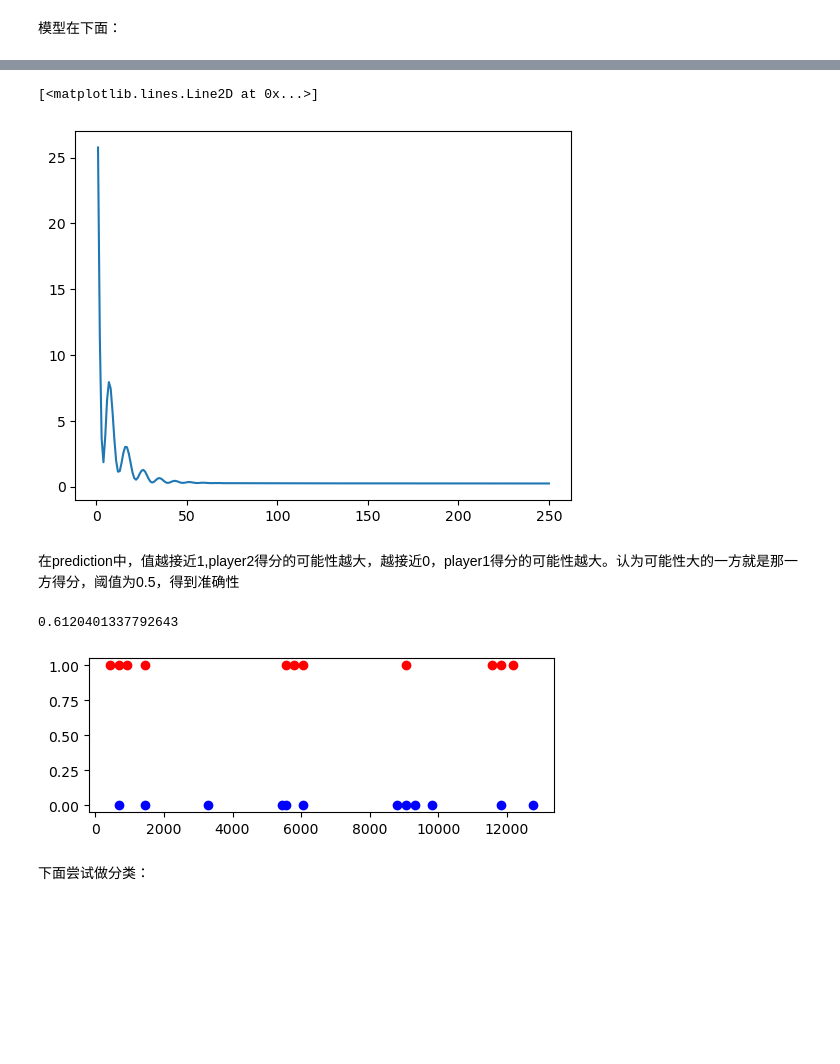
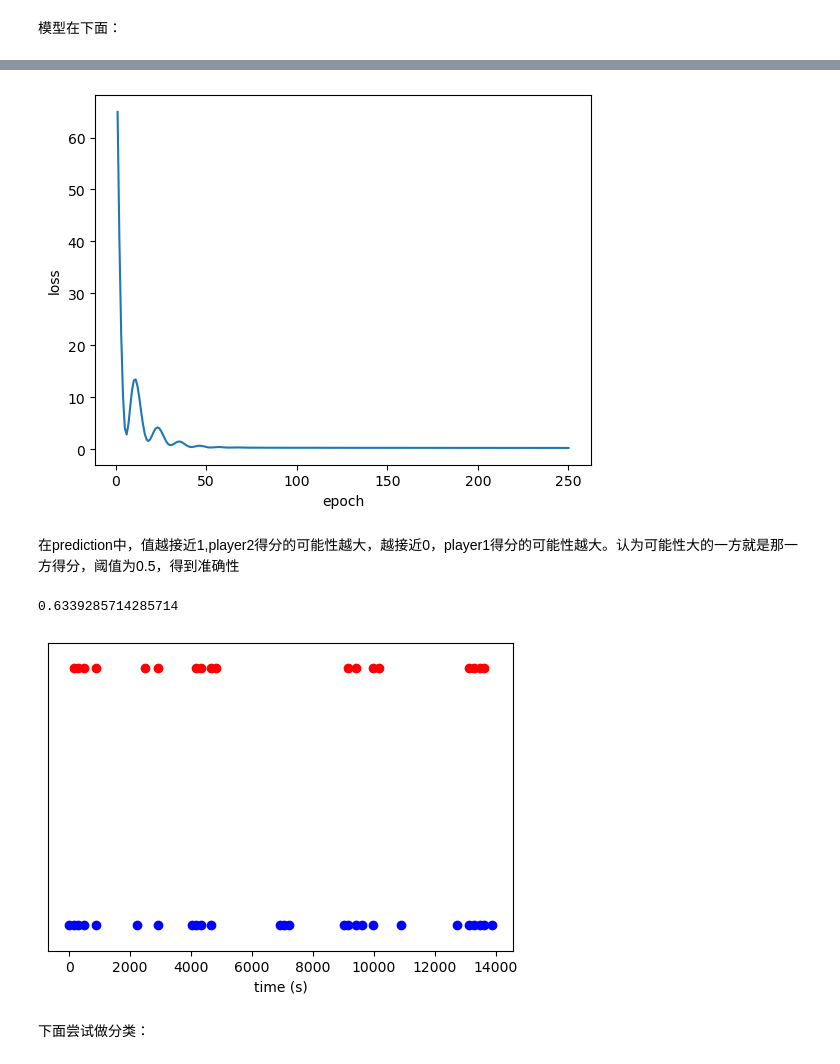
Before and after one commit to Zeauw-cn/mcm-2024, a Jupyter notebook: code/solution.ipynb, the cells around one changed output, grey strips where cells are left out. Saved outputs shown, nothing was run; the diff lists cells and outputs as text; code cells hidden in the pictures; blank space fills up the shorter version.

```diff
--- a/code/solution.ipynb
+++ b/code/solution.ipynb
@@ -465,17 +480,19 @@ Mean Squared Error: 0.2394
 # %%
 fig, ax = plt.subplots()
 ax.plot(list(range(1,251)),lossPrint[0:250])
+ax.set_xlabel('epoch')
+ax.set_ylabel('loss')
+plt.savefig('fig6.pdf')
 # %% [output]
-[<matplotlib.lines.Line2D at 0x...>]
-[figure, old version]
+[figure, new version]
 # %%
 model.eval()
 
 # 使用第一场比赛测试模型(丢掉第一个)
-inputData = featureData[featureData['match_id'] == 0]
+inputData = featureData[featureData['match_id'] == 3]
 inputData = inputData.iloc[1:]
 modelInput = torch.from_numpy(inputData.iloc[:,12:45].values).type(torch.float)
-gameData = data[data['match_id'] == 0]
+gameData = data[data['match_id'] == 3]
 
 predictions = model(modelInput)
 # %% [markdown]
@@ -502,36 +519,40 @@ print(accuracy)
 
 slope = []
 timelist = [0]
 for i in range(1,np.max(gameData['set_no'])+1):
     for k in range(1,np.max(gameData[gameData['set_no'] == i]['game_no'])+1):
         gameDataInGame = gameData[(gameData['set_no'] == i)&(gameData['game_no'] == k)]
         xyData, exyData = dataCalF(gameDataInGame, 1, playerFirst)
         ps = np.polyfit(list(range(0,xyData['time'].shape[0])),xyData['momentum'],1)
         timelist.append(np.min(xyData['time']))
         slope.append(ps[0])
 turningPoint = np.zeros(len(timelist))
 for i in range(1,len(slope)):
     if slope[i]*slope[i-1] < -0.1:
         turningPoint[i] = 1
 slope = []
 turningPointP = np.zeros(len(timelist))
 for i in range(1,np.max(gameData['set_no'])+1):
     for k in range(1,np.max(gameData[gameData['set_no'] == i]['game_no'])+1):
         gameDataInGame = gameData[(gameData['set_no'] == i)&(gameData['game_no'] == k)]
         ps = np.polyfit(list(range(0,gameDataInGame['elapsed_time'].shape[0])), predictionsNp[(gameData['set_no'] == i)&(gameData['game_no'] == k)],1)
         slope.append(ps[0])
 for i in range(1,len(slope)):
     if slope[i]*slope[i-1] < -0.001:
         turningPointP[i] = 1
-fig, ax = plt.subplots(figsize=(6, 2))
+fig, ax = plt.subplots(figsize=(6, 4))
+ax.set_ylim(-0.1,1.1)
 for i in range(0,len(timelist)):
     if turningPoint[i] == 1:
         ax.scatter(timelist[i],0,color='blue')
     if turningPointP[i] == 1:
         ax.scatter(timelist[i],1,color='red')
+ax.get_yaxis().set_visible(False)
+ax.set_xlabel('time (s)')
+plt.savefig('fig7_3.pdf')
 # %% [output]
-0.6120401337792643
+0.6339285714285714
-[figure, old version]
+[figure, new version]
 # %% [markdown]
 下面尝试做分类：
 # %%
```
Also changed, not shown: parts of 7 cells of this notebook, 16 other files.
